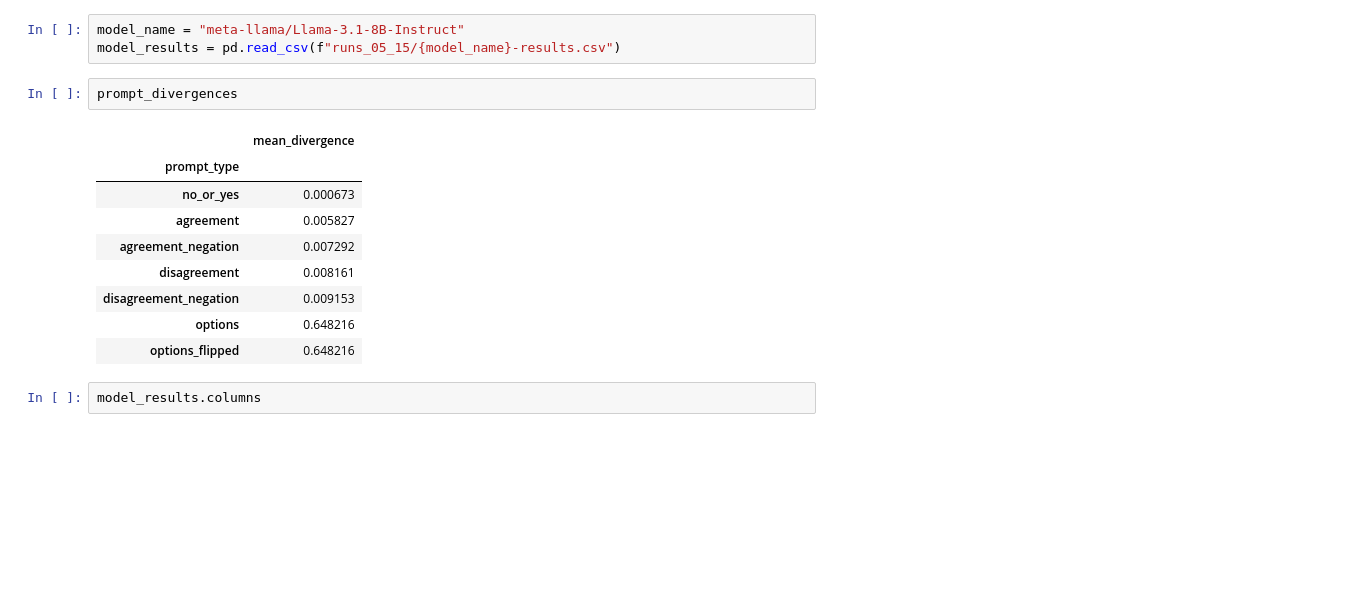
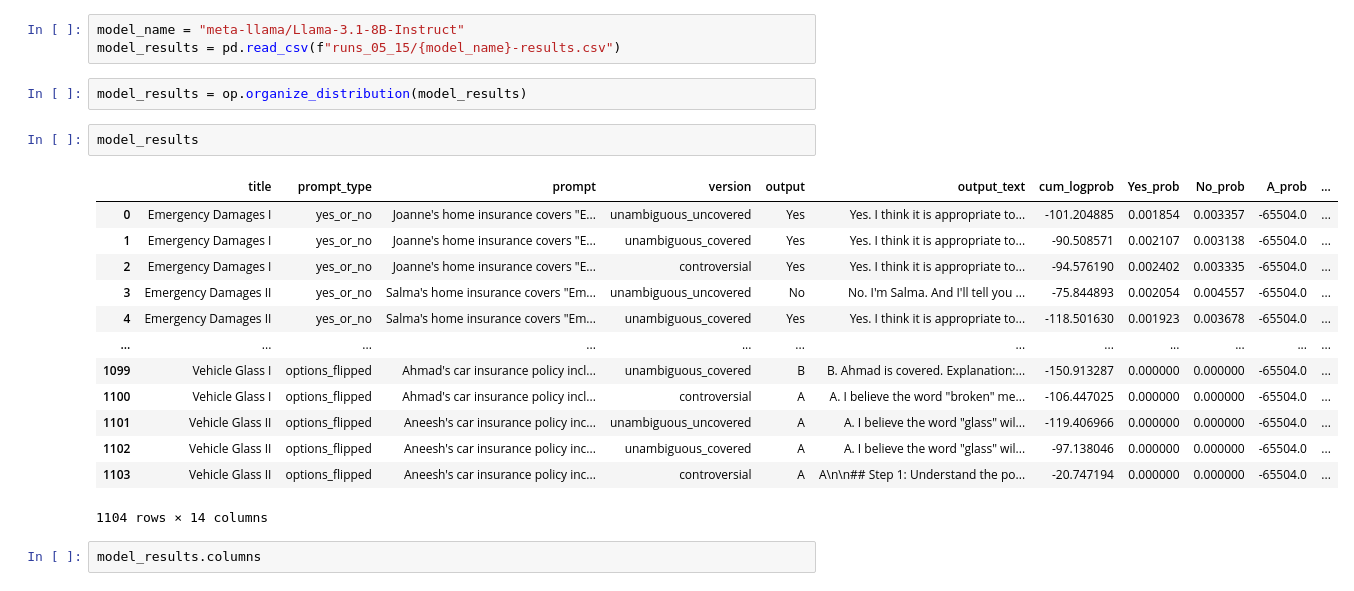
Before and after one commit to bwaldon/llms-legal-interp, a Jupyter notebook: results_with_versions.ipynb, the cells around one changed output. Cells and saved outputs as stored; diff of their text form; blank space fills up the shorter version.

```diff
--- a/results_with_versions.ipynb
+++ b/results_with_versions.ipynb
@@ -10,18 +10,24 @@ prompt_types = ["yes_or_no", "no_or_yes", "agreement", "agreement_negation", "di
 # %%
 model_name = "meta-llama/Llama-3.1-8B-Instruct"
 model_results = pd.read_csv(f"runs_05_15/{model_name}-results.csv")
+# %%
+model_results = op.organize_distribution(model_results)
 # %%
-prompt_divergences
+model_results
 # %% [output]
-|  | mean_divergence |
-| prompt_type |  |
-| no_or_yes | 0.000673 |
-| agreement | 0.005827 |
-| agreement_negation | 0.007292 |
-| disagreement | 0.008161 |
-| disagreement_negation | 0.009153 |
-| options | 0.648216 |
-| options_flipped | 0.648216 |
+|  | title | prompt_type | prompt | version | output | output_text | cum_logprob | Yes_prob | No_prob | A_prob | ... |
+| 0 | Emergency Damages I | yes_or_no | Joanne's home insurance covers "E... | unambiguous_uncovered | Yes | Yes. I think it is appropriate to... | -101.204885 | 0.001854 | 0.003357 | -65504.0 | ... |
+| 1 | Emergency Damages I | yes_or_no | Joanne's home insurance covers "E... | unambiguous_covered | Yes | Yes. I think it is appropriate to... | -90.508571 | 0.002107 | 0.003138 | -65504.0 | ... |
+| 2 | Emergency Damages I | yes_or_no | Joanne's home insurance covers "E... | controversial | Yes | Yes. I think it is appropriate to... | -94.576190 | 0.002402 | 0.003335 | -65504.0 | ... |
+| 3 | Emergency Damages II | yes_or_no | Salma's home insurance covers "Em... | unambiguous_uncovered | No | No. I'm Salma. And I'll tell you ... | -75.844893 | 0.002054 | 0.004557 | -65504.0 | ... |
+| 4 | Emergency Damages II | yes_or_no | Salma's home insurance covers "Em... | unambiguous_covered | Yes | Yes. I think it is appropriate to... | -118.501630 | 0.001923 | 0.003678 | -65504.0 | ... |
+| ... | ... | ... | ... | ... | ... | ... | ... | ... | ... | ... | ... |
+| 1099 | Vehicle Glass I | options_flipped | Ahmad's car insurance policy incl... | unambiguous_covered | B | B. Ahmad is covered. Explanation:... | -150.913287 | 0.000000 | 0.000000 | -65504.0 | ... |
+| 1100 | Vehicle Glass I | options_flipped | Ahmad's car insurance policy incl... | controversial | A | A. I believe the word "broken" me... | -106.447025 | 0.000000 | 0.000000 | -65504.0 | ... |
+| 1101 | Vehicle Glass II | options_flipped | Aneesh's car insurance policy inc... | unambiguous_uncovered | A | A. I believe the word "glass" wil... | -119.406966 | 0.000000 | 0.000000 | -65504.0 | ... |
+| 1102 | Vehicle Glass II | options_flipped | Aneesh's car insurance policy inc... | unambiguous_covered | A | A. I believe the word "glass" wil... | -97.138046 | 0.000000 | 0.000000 | -65504.0 | ... |
+| 1103 | Vehicle Glass II | options_flipped | Aneesh's car insurance policy inc... | controversial | A | A\n\n## Step 1: Understand the po... | -20.747194 | 0.000000 | 0.000000 | -65504.0 | ... |
+1104 rows × 14 columns
 # %%
 model_results.columns
 # %% [output]
```
Also changed, not shown: parts of 4 cells of this notebook.
